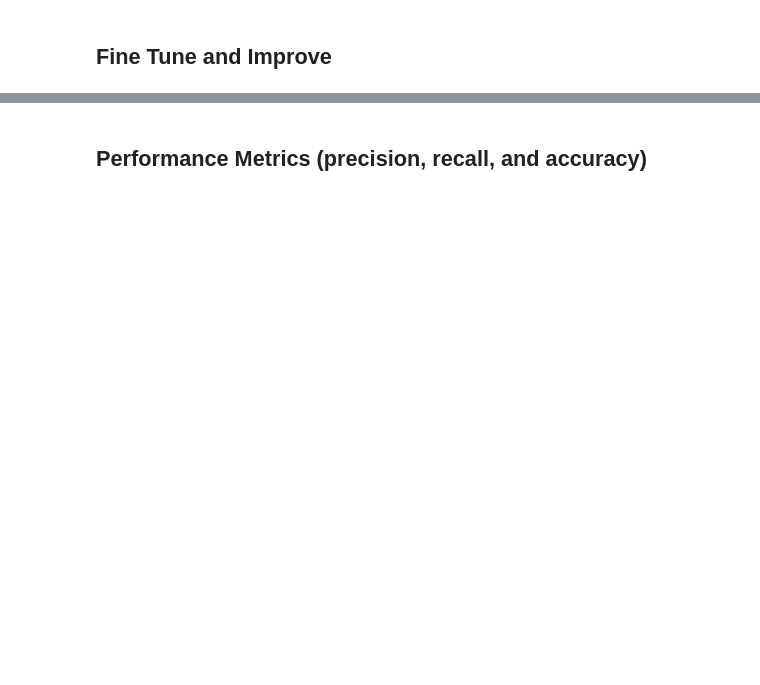
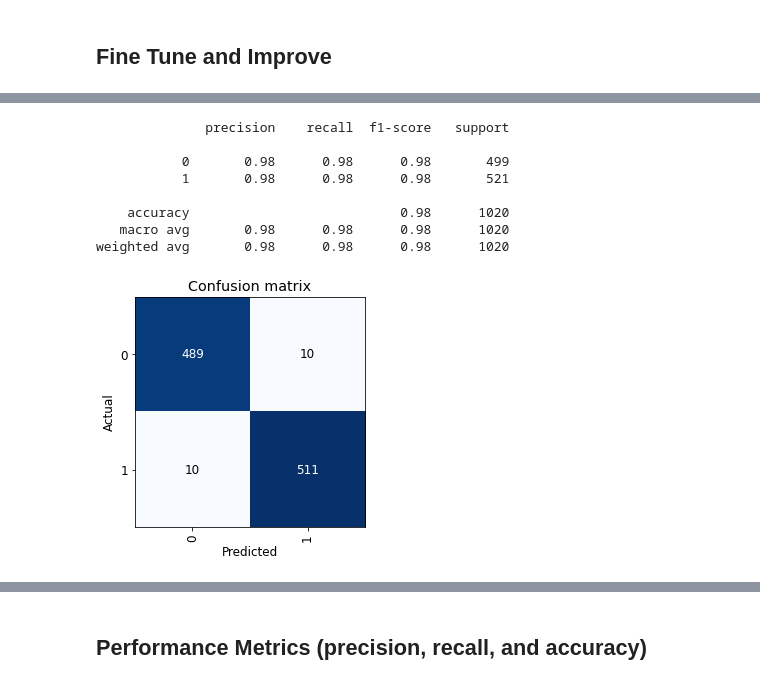
Before and after one commit to R-Sandor/happywhale, a Jupyter notebook: Happywhale.ipynb, the cells around one changed output, grey strips where cells are left out. Saved outputs shown, nothing was run; the diff lists cells and outputs as text; code cells hidden in the pictures; blank space fills up the shorter version.

```diff
--- a/Happywhale.ipynb
+++ b/Happywhale.ipynb
@@ -289,0 +319,6 @@ learn.fine_tune(2, base_lr=3e-3)
+# %%
+# Checkpoint performance
+interp = ClassificationInterpretation.from_learner(learn)
+interp.plot_confusion_matrix()
+interp.print_classification_report()
+# %% [output]
@@ -290,3 +328,12 @@ learn.fine_tune(2, base_lr=3e-3)
+              precision    recall  f1-score   support
+
+           0       0.98      0.98      0.98       499
+           1       0.98      0.98      0.98       521
+
+    accuracy                           0.98      1020
+   macro avg       0.98      0.98      0.98      1020
+weighted avg       0.98      0.98      0.98      1020
+[figure, added]
 # %%
 learn.save('./models')
 learn.freeze()
```
Also changed, not shown: parts of 32 cells of this notebook.
